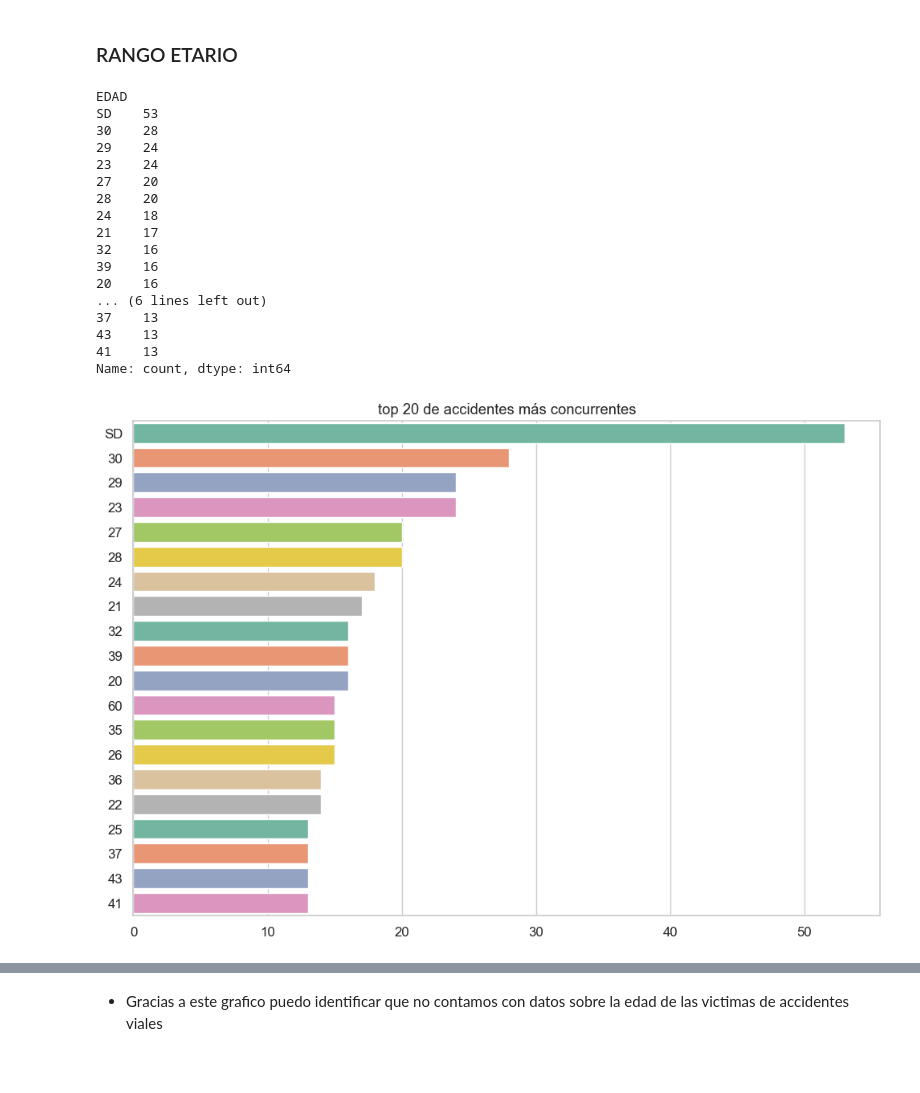
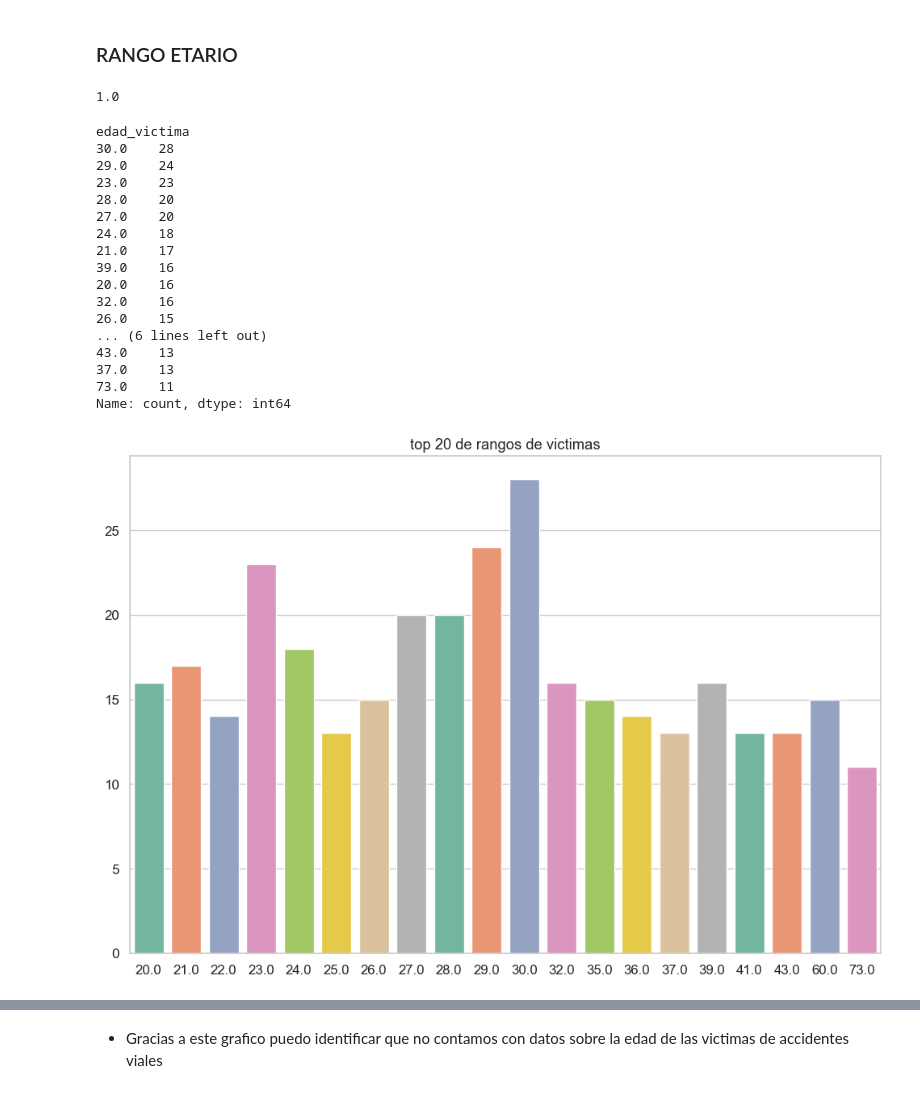
Before and after one commit to facu-corvalan/Siniestros_viales, a Jupyter notebook: EDA.ipynb, the cells around one changed output, grey strips where cells are left out. Cells and saved outputs as stored; diff of their text form; code cells hidden in the pictures; blank space fills up the shorter version.

```diff
--- a/EDA.ipynb
+++ b/EDA.ipynb
@@ -29,4 +28,4 @@ hechos.head(5)
 # %%
-victimas = pd.read_excel('datasets/homicidios.xlsx', sheet_name='VICTIMAS')
+victimas = pd.read_csv('datasets/victimas3.csv')
 victimas.head(5)
 # %% [output]
@@ -102,33 +141,37 @@ plt.show()
 # %% [markdown]
 ### RANGO ETARIO
+# %%
+victimas['edad_victima'].min()
+# %% [output]
+1.0
 # %%
-top_victimas = victimas['EDAD'].value_counts().nlargest(20)
+top_victimas = victimas['edad_victima'].value_counts().nlargest(20)
 top_victimas.head(20)
 # %% [output]
-EDAD
-SD    53
-30    28
-29    24
-23    24
-27    20
-28    20
-24    18
-21    17
-32    16
-39    16
-20    16
+edad_victima
+30.0    28
+29.0    24
+23.0    23
+28.0    20
+27.0    20
+24.0    18
+21.0    17
+39.0    16
+20.0    16
+32.0    16
+26.0    15
 ... (6 lines left out)
-37    13
-43    13
-41    13
+43.0    13
+37.0    13
+73.0    11
 Name: count, dtype: int64
 # %%
 plt.figure(figsize=(12, 8))
-sns.barplot(y=top_victimas.index, x=top_victimas.values, palette="Set2")
+sns.barplot(y=top_victimas.values, x=top_victimas.index, palette="Set2")
 plt.xlabel('')
 plt.ylabel('')
-plt.title('top 20 de accidentes más concurrentes')
+plt.title('top 20 de rangos de victimas')
 plt.show()
 # %% [output]
-[figure, old version]
+[figure, new version]
 # %%
```
Also changed, not shown: parts of 32 cells of this notebook, 12 other files.
